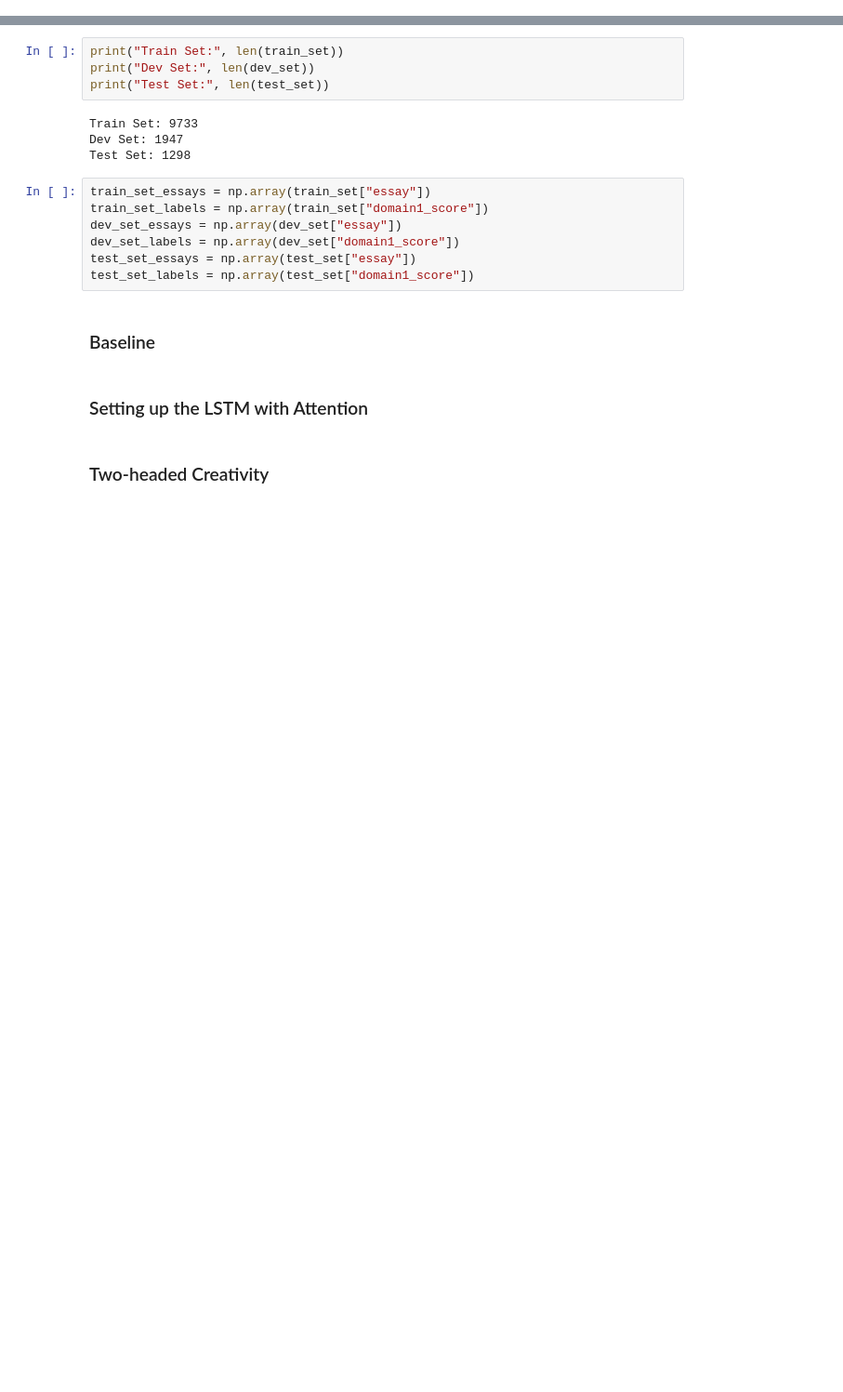
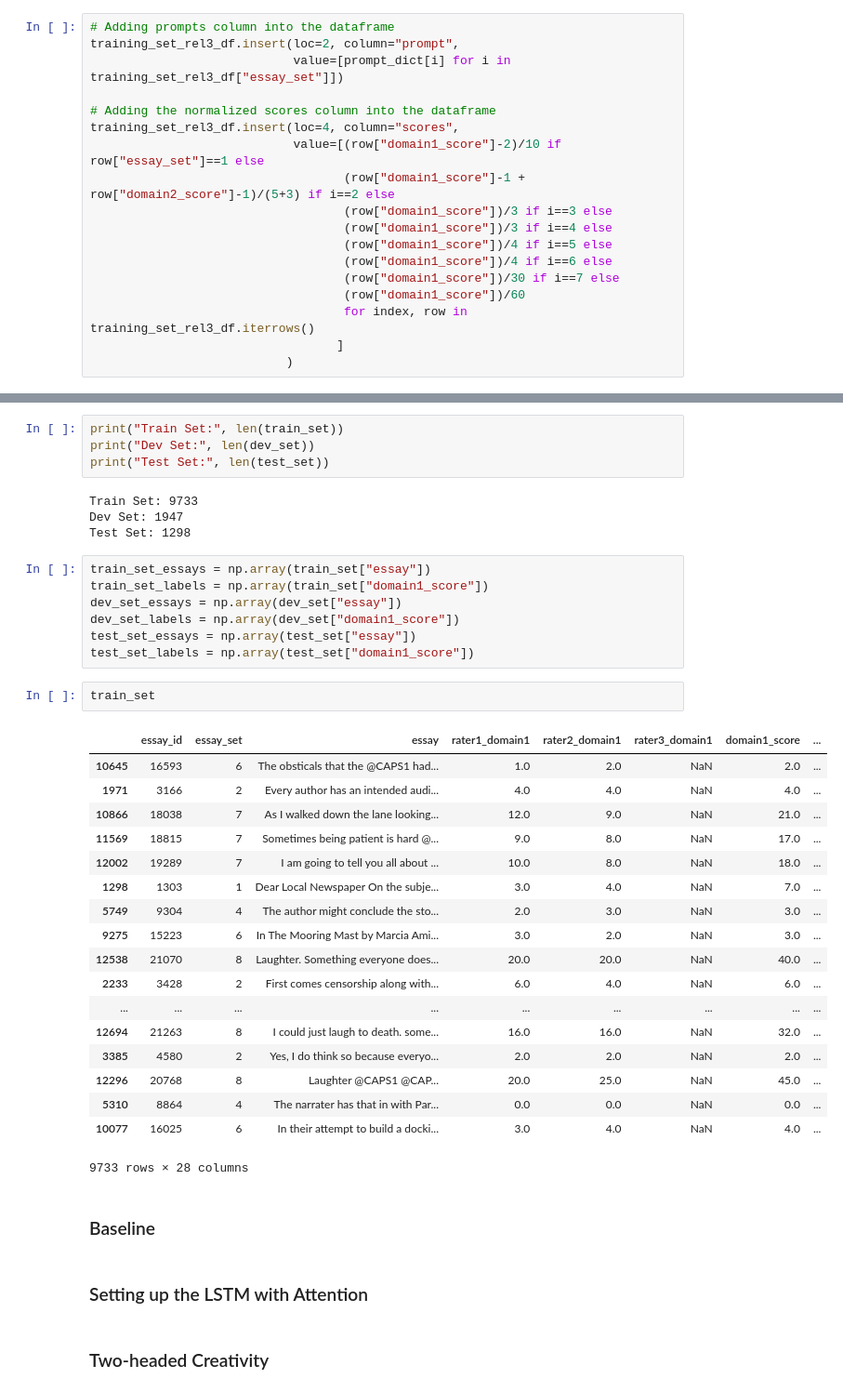
Before and after one commit to kuangweihuang/MIDS_w266_final_project_essay_scoring, a Jupyter notebook: essay_scoring.ipynb, the cells around one changed output, grey strips where cells are left out. Shown: that part at 93% size. Saved outputs shown, nothing was run; the diff lists cells and outputs as text; blank space fills up the shorter version.

Commit message:
updated essay_scoring

```diff
--- a/essay_scoring.ipynb
+++ b/essay_scoring.ipynb
@@ -61,0 +87,18 @@ No. of rows in full data set: 12978
+# %%
+# Adding prompts column into the dataframe
+training_set_rel3_df.insert(loc=2, column="prompt",
+                            value=[prompt_dict[i] for i in training_set_rel3_df["essay_set"]])
+
+# Adding the normalized scores column into the dataframe
+training_set_rel3_df.insert(loc=4, column="scores",
+                            value=[(row["domain1_score"]-2)/10 if row["essay_set"]==1 else
+                                   (row["domain1_score"]-1 + row["domain2_score"]-1)/(5+3) if i==2 else
+                                   (row["domain1_score"])/3 if i==3 else
+                                   (row["domain1_score"])/3 if i==4 else
+                                   (row["domain1_score"])/4 if i==5 else
+                                   (row["domain1_score"])/4 if i==6 else
+                                   (row["domain1_score"])/30 if i==7 else
+                                   (row["domain1_score"])/60
+                                   for index, row in training_set_rel3_df.iterrows()
+                                  ]
+                           )
@@ -78,6 +131,27 @@ dev_set_essays = np.array(dev_set["essay"])
 dev_set_labels = np.array(dev_set["domain1_score"])
 test_set_essays = np.array(test_set["essay"])
 test_set_labels = np.array(test_set["domain1_score"])
+# %%
+train_set
+# %% [output]
+|  | essay_id | essay_set | essay | rater1_domain1 | rater2_domain1 | rater3_domain1 | domain1_score | ... |
+| 10645 | 16593 | 6 | The obsticals that the @CAPS1 had... | 1.0 | 2.0 | NaN | 2.0 | ... |
+| 1971 | 3166 | 2 | Every author has an intended audi... | 4.0 | 4.0 | NaN | 4.0 | ... |
+| 10866 | 18038 | 7 | As I walked down the lane looking... | 12.0 | 9.0 | NaN | 21.0 | ... |
+| 11569 | 18815 | 7 | Sometimes being patient is hard @... | 9.0 | 8.0 | NaN | 17.0 | ... |
+| 12002 | 19289 | 7 | I am going to tell you all about ... | 10.0 | 8.0 | NaN | 18.0 | ... |
+| 1298 | 1303 | 1 | Dear Local Newspaper On the subje... | 3.0 | 4.0 | NaN | 7.0 | ... |
+| 5749 | 9304 | 4 | The author might conclude the sto... | 2.0 | 3.0 | NaN | 3.0 | ... |
+| 9275 | 15223 | 6 | In The Mooring Mast by Marcia Ami... | 3.0 | 2.0 | NaN | 3.0 | ... |
+| 12538 | 21070 | 8 | Laughter. Something everyone does... | 20.0 | 20.0 | NaN | 40.0 | ... |
+| 2233 | 3428 | 2 | First comes censorship along with... | 6.0 | 4.0 | NaN | 6.0 | ... |
+| ... | ... | ... | ... | ... | ... | ... | ... | ... |
+| 12694 | 21263 | 8 | I could just laugh to death. some... | 16.0 | 16.0 | NaN | 32.0 | ... |
+| 3385 | 4580 | 2 | Yes, I do think so because everyo... | 2.0 | 2.0 | NaN | 2.0 | ... |
+| 12296 | 20768 | 8 | Laughter @CAPS1 @CAP... | 20.0 | 25.0 | NaN | 45.0 | ... |
+| 5310 | 8864 | 4 | The narrater has that in with Par... | 0.0 | 0.0 | NaN | 0.0 | ... |
+| 10077 | 16025 | 6 | In their attempt to build a docki... | 3.0 | 4.0 | NaN | 4.0 | ... |
+9733 rows × 28 columns
 # %% [markdown]
 ### Baseline
 # %% [markdown]
```
Also changed, not shown: parts of 4 cells of this notebook.
